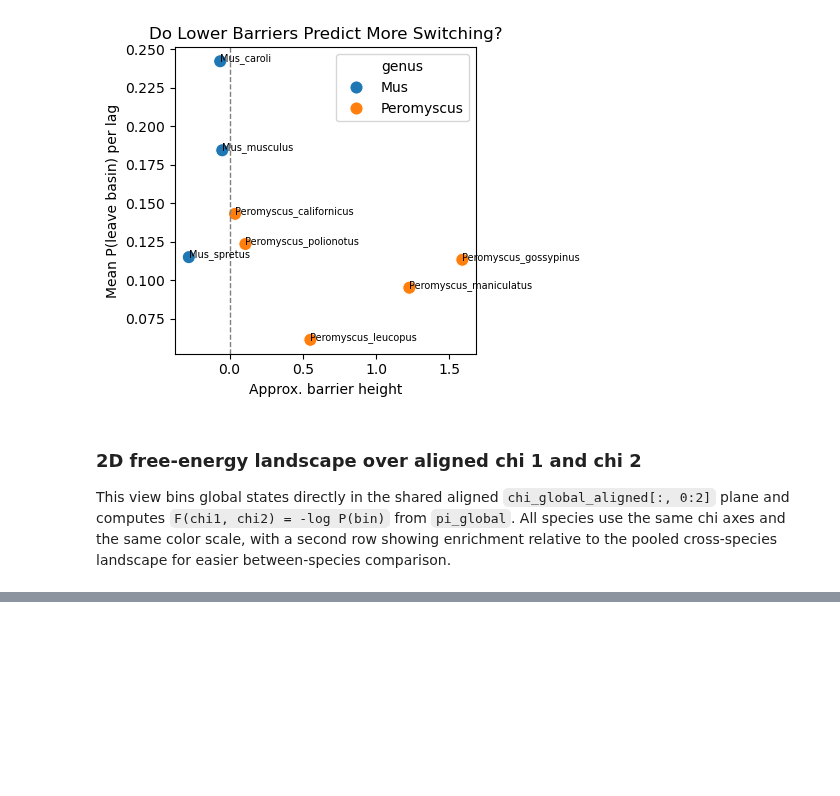
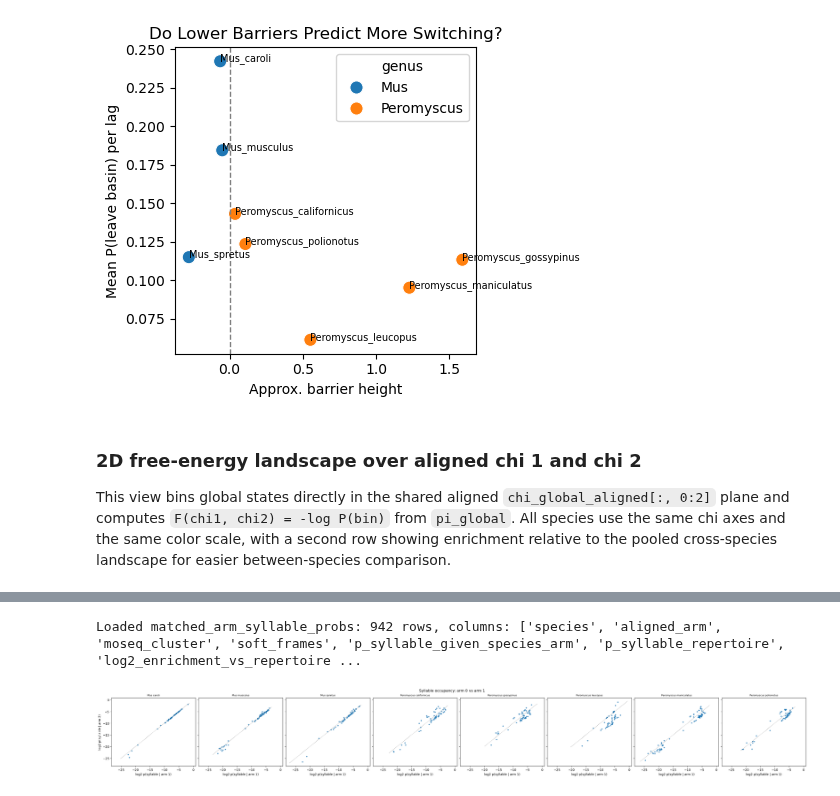
Before and after one commit to melizbishop/slowmodeevo, a Jupyter notebook: notebooks/01_multispecies_freeenergy.ipynb, the cells around one changed output, grey strips where cells are left out. Cells and saved outputs as stored; diff of their text form; code cells hidden in the pictures; blank space fills up the shorter version.

```diff
--- a/notebooks/01_multispecies_freeenergy.ipynb
+++ b/notebooks/01_multispecies_freeenergy.ipynb
@@ -1061,0 +1073,43 @@ display(chi12_landscape_summary.sort_values(["genus", "species"]))
+# %%
+# Load matched_arm_syllable_probs from the saved CSV (exported by notebook 00).
+# Run notebook 00 section 6e/6f once to generate this file.
+import pandas as pd
+from pathlib import Path
+
+MATCHED_ARM_SYLLABLE_PROBS_CSV = RUN_ROOT / "matched_arm_syllable_probs.csv"
+
+if MATCHED_ARM_SYLLABLE_PROBS_CSV.exists():
+    matched_arm_syllable_probs = pd.read_csv(MATCHED_ARM_SYLLABLE_PROBS_CSV)
+    print(f"Loaded matched_arm_syllable_probs: {matched_arm_syllable_probs.shape[0]} rows, "
+          f"columns: {list(matched_arm_syllable_probs.columns)}")
+else:
+    matched_arm_syllable_probs = None
+    print(f"File not found: {MATCHED_ARM_SYLLABLE_PROBS_CSV}")
+    print("Run notebook 00 (section 6e/6f) to generate it, then re-run this cell.")
+# %% [output]
+Loaded matched_arm_syllable_probs: 942 rows, columns: ['species', 'aligned_arm', 'moseq_cluster', 'soft_frames', 'p_syllable_given_species_arm', 'p_syllable_repertoire', 'log2_enrichment_vs_repertoire ...
+# %%
+from matplotlib.colors import Normalize
+
+arm_ids = sorted(matched_arm_syllable_probs["aligned_arm"].unique())
+if len(arm_ids) >= 2:
+    arm0, arm1 = arm_ids[0], arm_ids[1]
+    fig, axes = plt.subplots(1, len(species_names), figsize=(4*len(species_names), 4),
+                             sharex=True, sharey=True, constrained_layout=True)
+    for ax, species in zip(np.atleast_1d(axes), species_names):
+        df = matched_arm_syllable_probs[matched_arm_syllable_probs.species == species]
+        p0 = df[df.aligned_arm == arm0].set_index("moseq_cluster")["p_syllable_given_species_arm"]
+        p1 = df[df.aligned_arm == arm1].set_index("moseq_cluster")["p_syllable_given_species_arm"]
+        common = p0.index.intersection(p1.index)
+        x = np.log2(p0[common] + 1e-9)
+        y = np.log2(p1[common] + 1e-9)
+        ax.scatter(x, y, s=18, alpha=0.7, linewidths=0)
+        lim = min(x.min(), y.min()) - 0.5, max(x.max(), y.max()) + 0.5
+        ax.plot(lim, lim, "k--", lw=0.8, alpha=0.4)
+        ax.set_title(species.replace("_", " "), fontsize=8)
+        ax.set_xlabel(f"log2 p(syllable | arm {arm0})")
+    axes.flat[0].set_ylabel(f"log2 p(syllable | arm {arm1})")
+    fig.suptitle("Syllable occupancy: arm 0 vs arm 1")
+    plt.show()
+# %% [output]
+[figure, added]
```
Also changed, not shown: parts of 6 cells of this notebook.
